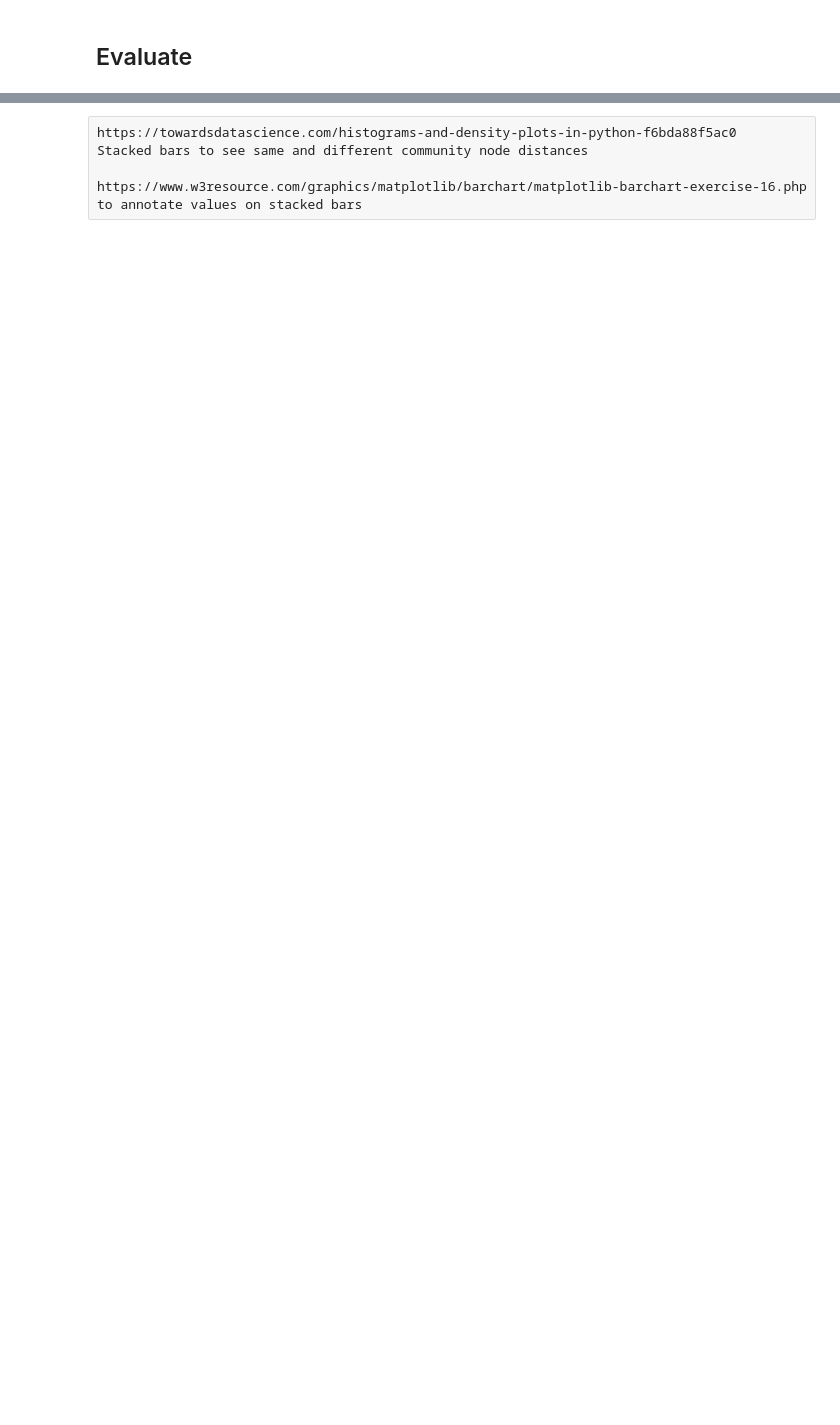
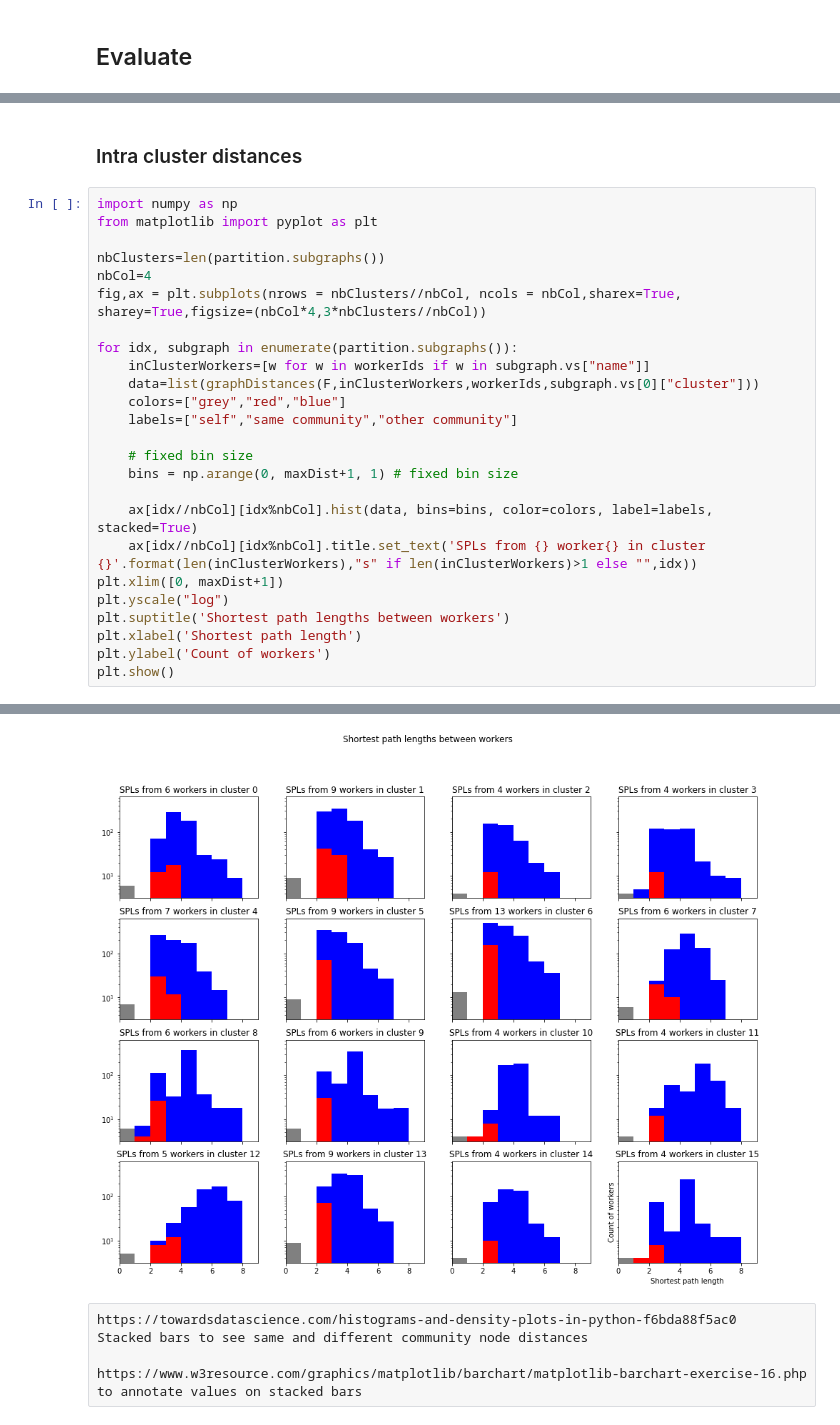
Before and after one commit to mbettinger/collusion-resistant-worker-set-selection, a Jupyter notebook: notebooks/graph_tests.ipynb, the cells around one changed output, grey strips where cells are left out. Cells and saved outputs as stored; diff of their text form; blank space fills up the shorter version.

```diff
--- a/notebooks/graph_tests.ipynb
+++ b/notebooks/graph_tests.ipynb
@@ -674,0 +693,28 @@ Other Counter({4: 166, 3: 113, 2: 72, 5: 53, 6: 33, 7: 9, 8: 1})
+# %% [markdown]
+### Intra cluster distances
+# %%
+import numpy as np
+from matplotlib import pyplot as plt
+
+nbClusters=len(partition.subgraphs())
+nbCol=4
+fig,ax = plt.subplots(nrows = nbClusters//nbCol, ncols = nbCol,sharex=True, sharey=True,figsize=(nbCol*4,3*nbClusters//nbCol))
+
+for idx, subgraph in enumerate(partition.subgraphs()):
+    inClusterWorkers=[w for w in workerIds if w in subgraph.vs["name"]]
+    data=list(graphDistances(F,inClusterWorkers,workerIds,subgraph.vs[0]["cluster"]))
+    colors=["grey","red","blue"]
+    labels=["self","same community","other community"]
+
+    # fixed bin size
+    bins = np.arange(0, maxDist+1, 1) # fixed bin size
+
+    ax[idx//nbCol][idx%nbCol].hist(data, bins=bins, color=colors, label=labels, stacked=True)
+    ax[idx//nbCol][idx%nbCol].title.set_text('SPLs from {} worker{} in cluster {}'.format(len(inClusterWorkers),"s" if len(inClusterWorkers)>1 else "",idx))
+plt.xlim([0, maxDist+1])
+plt.yscale("log")
+plt.suptitle('Shortest path lengths between workers')
+plt.xlabel('Shortest path length')
+plt.ylabel('Count of workers')
+plt.show()
+# %% [output]
@@ -675,3 +738,4 @@ Other Counter({4: 166, 3: 113, 2: 72, 5: 53, 6: 33, 7: 9, 8: 1})
+[figure, added]
 # %% [raw]
 https://towardsdatascience.com/histograms-and-density-plots-in-python-f6bda88f5ac0
 Stacked bars to see same and different community node distances
```
Also changed, not shown: parts of 16 cells of this notebook, 2 other files.
